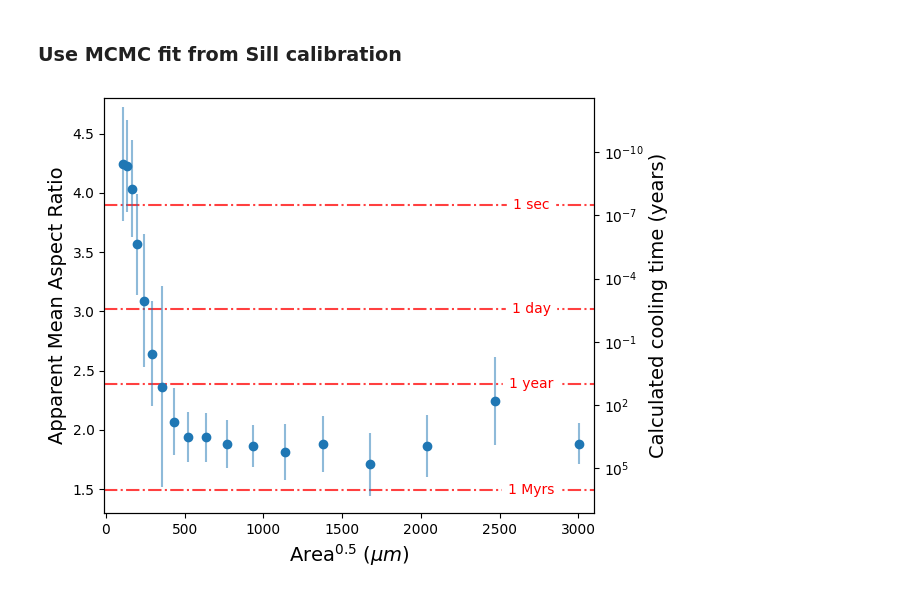
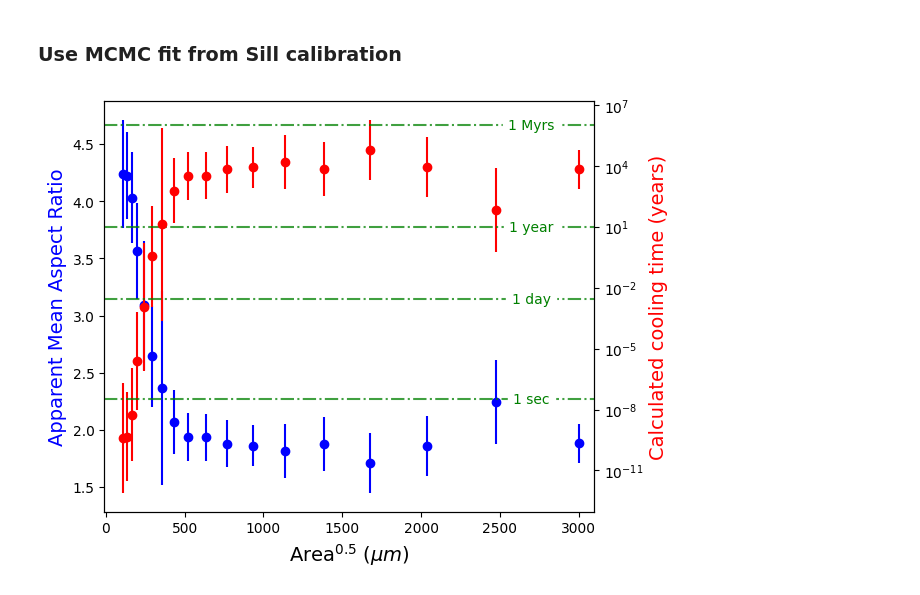
Before and after one commit to norberttoth398/PlagDetect, a Jupyter notebook: docs/examples/Skuggafjoll_analysis.ipynb, the cells around one changed output. Cells and saved outputs as stored; diff of their text form; code cells hidden in the pictures.

```diff
--- a/docs/examples/Skuggafjoll_analysis.ipynb
+++ b/docs/examples/Skuggafjoll_analysis.ipynb
@@ -267,30 +267,25 @@ for item in binned_ar:
 # %%
 fig, ax = plt.subplots(1,1,figsize=(6.5, 5))
 
-error_kwargs = {"zorder":10}
-l_kwargs = {"zorder":0}
-ax.set_ylabel("Apparent Mean Aspect Ratio", color = 'k', size = 14)
+ax.errorbar(tex_centres[index][:max_len], means, yerr=stds, fmt = "o", c = 'b')
+ax.set_ylabel("Apparent Mean Aspect Ratio", color = 'b', size = 14)
 
 axt = ax.twinx()
-axt.plot(tex_centres[index][:max_len], 10**np.asarray(binned_mean), 'o',**scatter_kwargs)
 axt.errorbar(tex_centres[index][:max_len], 10**np.asarray(binned_mean), yerr =[10**np.asarray(binned_mean) - 10**(np.asarray(binned_mean)-np.asarray(binned_std)),
                                                                                10**(np.asarray(binned_mean)+np.asarray(binned_std)) - 10**np.asarray(binned_mean)],
-                                                                                 fmt = 'none', alpha = 0.5, **error_kwargs)
-axt.set_ylabel("Calculated cooling time (years)", color = "k", size = 14)
+                                                                                 fmt = 'o', c = 'r')
+axt.set_ylabel("Calculated cooling time (years)", color = "r", size = 14)
 ax.set_xlabel(r"Area$^{0.5}$ ($\mu m$)", size = 14)
 axt.set_yscale("log")
-axt.hlines(10**6,-10, 3100, 'r', linestyle = '-.', alpha = 0.75 , **l_kwargs)
-axt.text(2700, 10**6, '1 Myrs', fontsize=10, va='center', ha='center', backgroundcolor='w', c = 'r')
-axt.hlines(10**1,-10, 3100, 'r', linestyle = '-.' , alpha = 0.75 , **l_kwargs)
-axt.text(2700, 10**1, '1 year', fontsize=10, va='center', ha='center', backgroundcolor='w', c = 'r')
-axt.hlines(1/365.25,-10, 3100, 'r', linestyle = '-.' , alpha = 0.75, **l_kwargs )
-axt.text(2700, 1/365.25, '1 day', fontsize=10, va='center', ha='center', backgroundcolor='w', c = 'r')
-axt.hlines(1/(365.25*24*3600),-10, 3100, 'r', linestyle = '-.' , alpha = 0.75, **l_kwargs )
-axt.text(2700, 1/(365.25*24*3600), '1 sec', fontsize=10, va='center', ha='center', backgroundcolor='w', c = 'r')
+axt.hlines(10**6,-10, 3100, 'g', linestyle = '-.', alpha = 0.75 )
+axt.text(2700, 10**6, '1 Myrs', fontsize=10, va='center', ha='center', backgroundcolor='w', c = 'g')
+axt.hlines(10**1,-10, 3100, 'g', linestyle = '-.' , alpha = 0.75 )
+axt.text(2700, 10**1, '1 year', fontsize=10, va='center', ha='center', backgroundcolor='w', c = 'g')
+axt.hlines(1/365.25,-10, 3100, 'g', linestyle = '-.' , alpha = 0.75 )
+axt.text(2700, 1/365.25, '1 day', fontsize=10, va='center', ha='center', backgroundcolor='w', c = 'g')
+axt.hlines(1/(365.25*24*3600),-10, 3100, 'g', linestyle = '-.' , alpha = 0.75 )
+axt.text(2700, 1/(365.25*24*3600), '1 sec', fontsize=10, va='center', ha='center', backgroundcolor='w', c = 'g')
 ax.set_xlim([-10, 3100])
-ax.set_ylim([1.3,4.8])
-axt.set_ylim([10**(1.3*m_best + c_best), 10**(4.8*m_best+c_best)])
 fig.tight_layout()
-fig.savefig("aspect_ratio_timescales_skug.png", dpi =500)
 # %% [output]
-[figure, old version]
+[figure, new version]
```
Also changed, not shown: parts of 1 cell of this notebook, 1 other file.
